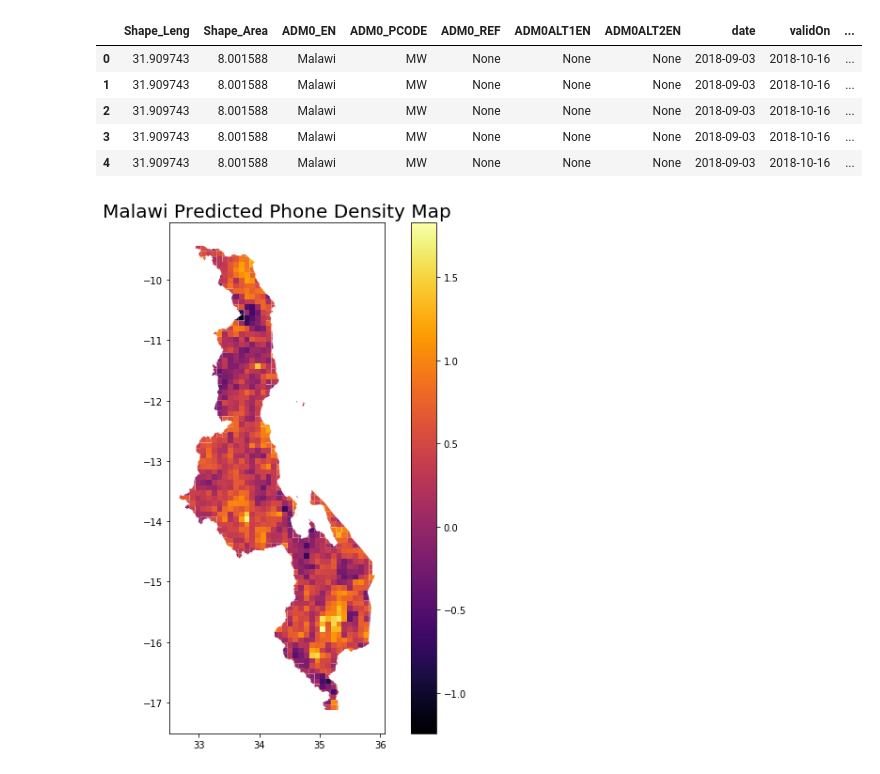
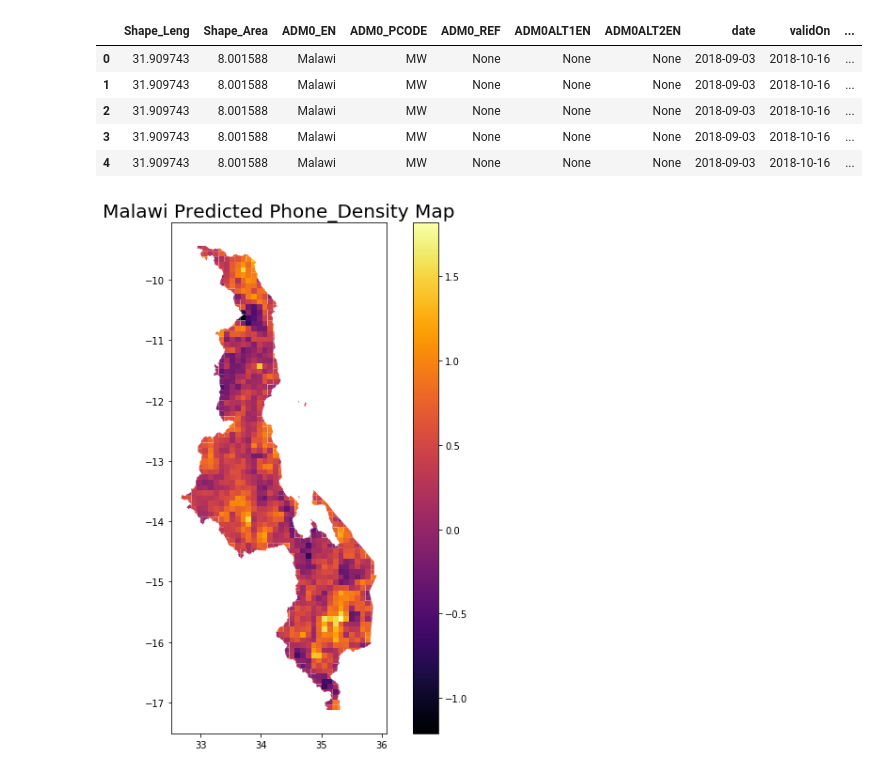
Before and after one commit to edwardoughton/taddle, a Jupyter notebook: plotting_results.ipynb, the cells around one changed output. Drawn from its saved outputs; the diff is of its cells as text; code cells hidden in the pictures.

Commit message:
ran code on VM using 100 images per grid. made code more flexible and verified model pipeline

```diff
--- a/plotting_results.ipynb
+++ b/plotting_results.ipynb
@@ -14,2 +16,2 @@ df_geo['geometry'].plot()
 # %%
-preds = pd.read_csv('results/malawi/ridge_phone_density/predictions.csv')
+preds = pd.read_csv(f'results/malawi/ridge_{metric}/predictions.csv')
@@ -51,7 +57,7 @@ merged.head()
 | 4 | 31.909743 | 8.001588 | Malawi | MW | None | None | None | 2018-09-03 | 2018-10-16 | ... |
 # %%
 geometry = merged['geometry']
-coloring_guide = merged['predicted_phone_density']
+coloring_guide = merged[f'predicted_{metric}']
 cmap = 'inferno'
 vmin = coloring_guide.min()
 vmax = coloring_guide.max()
@@ -62,14 +68,14 @@ kwargs = {'vmin': vmin,
 # %%
 import matplotlib.cm as cm
 import matplotlib.colors as colors
 
 fig, ax = plt.subplots(figsize=(10,10))
 ax.set_aspect("equal")
 norm = colors.Normalize(vmin, vmax)
 fig.colorbar(cm.ScalarMappable(norm=norm, cmap=cmap), ax=ax)
 gpd.plotting.plot_polygon_collection(ax, geometry, values=coloring_guide, **kwargs)
-ax.set_title('Malawi Predicted Phone Density Map', fontsize=20)
+ax.set_title(f'Malawi Predicted {metric.title()} Map', fontsize=20)
 
 plt.show()
 # %% [output]
-[figure, old version]
+[figure, new version]
```
Also changed, not shown: parts of 4 cells of this notebook, 12 other files.
